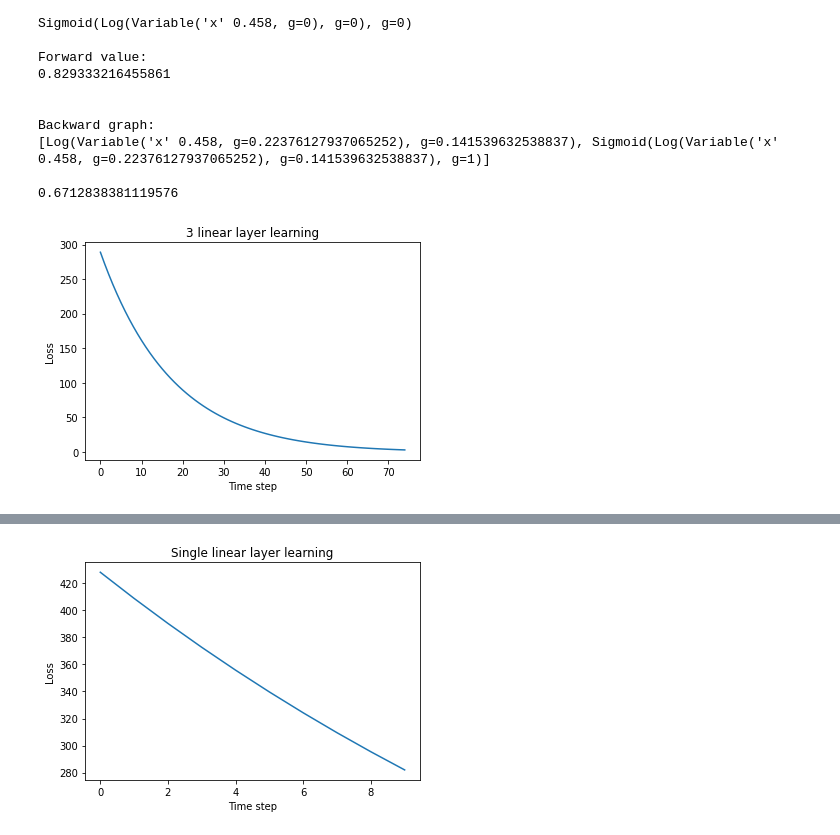
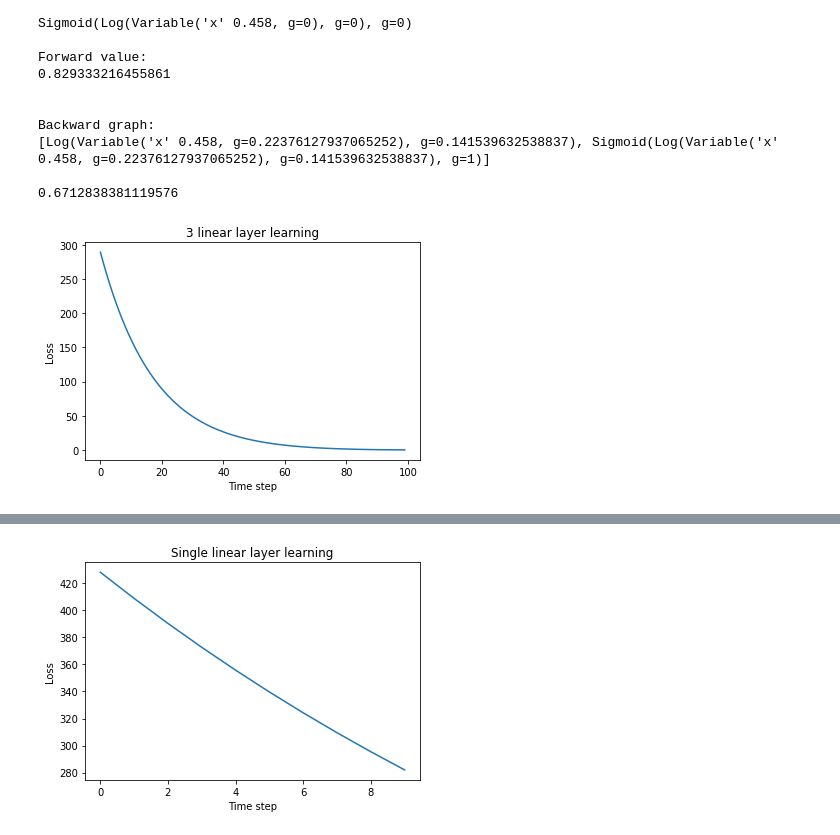
Before and after one commit to EricLBuehler/Automatic-Differentiation-Custom, a Jupyter notebook: autodiff.ipynb, the cells around one changed output, grey strips where cells are left out. Cells and saved outputs as stored; diff of their text form; code cells hidden in the pictures.

```diff
--- a/autodiff.ipynb
+++ b/autodiff.ipynb
@@ -845,32 +845,32 @@ np.random.seed(0)
 input_size = 5
 mid_size = 6
 output_size = 10
 
 x = np_vectorize(np.random.random(input_size))
 y_true = np_vectorize(np.random.random(output_size))
 
 mod = Model(input_size, mid_size, output_size)
 criterion = MSELoss()
 
 
 losses = []
 with Graph() as graph:
-    for i in tqdm.tqdm(range(75)):
+    for i in tqdm.tqdm(range(100)):
         y_pred = mod.forward(x)
         loss = criterion(y_true, y_pred)
         losses.append(loss.forward())
 
         grad_graph = create_gradient_graph(loss.backward())
         mod.backward(grad_graph)
 
 plt.plot(losses)
 plt.xlabel("Time step")
 plt.ylabel("Loss")
 plt.title("3 linear layer learning")
 plt.show()
 
 del graph
 
 print("Final loss: "+str(losses[-1]))
 # %% [output]
-[figure, old version]
+[figure, new version]
```
Also changed, not shown: parts of 1 cell of this notebook.
